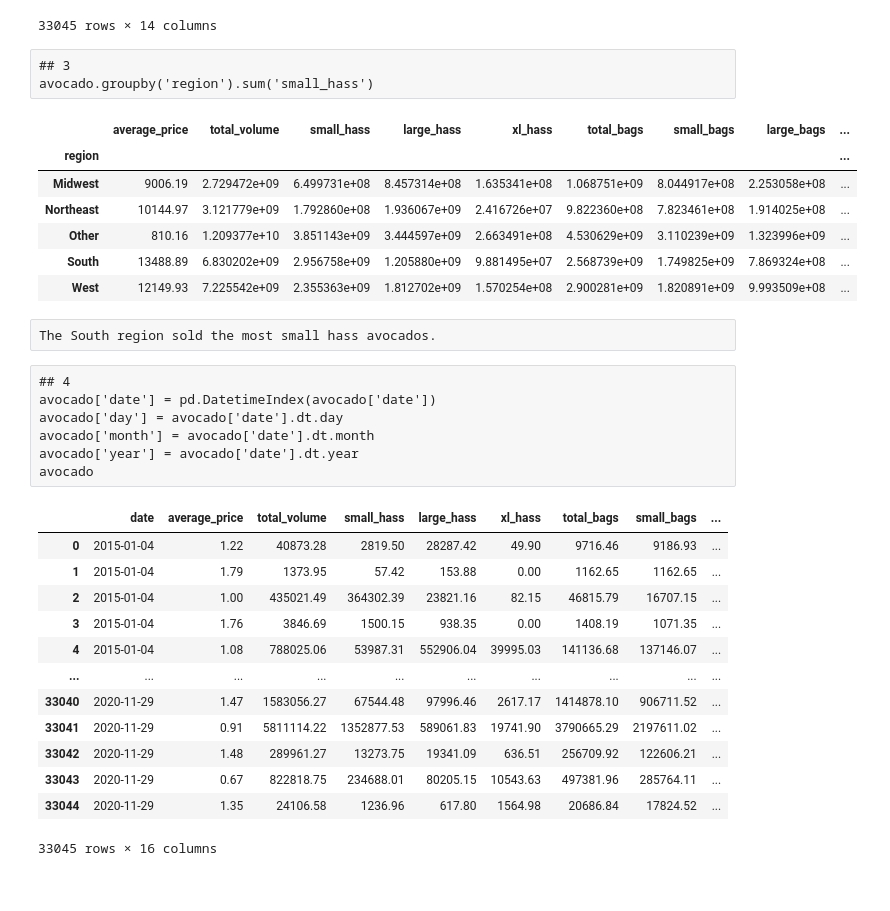
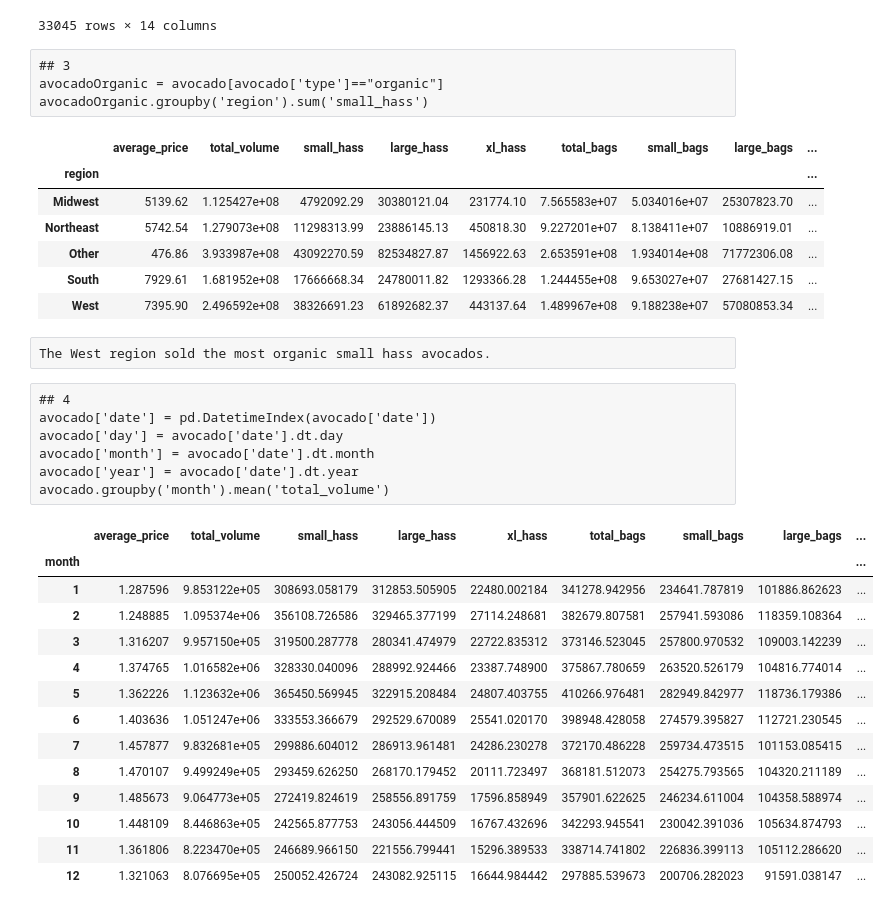
Before and after one commit to wkapner/GSB_544, a Jupyter notebook: Labs/Lab2.ipynb, the cells around one changed output. Saved outputs shown, nothing was run; the diff lists cells and outputs as text.

```diff
--- a/Labs/Lab2.ipynb
+++ b/Labs/Lab2.ipynb
@@ -116,35 +116,37 @@ avocado
 33045 rows × 14 columns
 # %%
 ## 3
-avocado.groupby('region').sum('small_hass')
+avocadoOrganic = avocado[avocado['type']=="organic"]
+avocadoOrganic.groupby('region').sum('small_hass')
 # %% [output]
 |  | average_price | total_volume | small_hass | large_hass | xl_hass | total_bags | small_bags | large_bags | ... |
 | region |  |  |  |  |  |  |  |  | ... |
-| Midwest | 9006.19 | 2.729472e+09 | 6.499731e+08 | 8.457314e+08 | 1.635341e+08 | 1.068751e+09 | 8.044917e+08 | 2.253058e+08 | ... |
-| Northeast | 10144.97 | 3.121779e+09 | 1.792860e+08 | 1.936067e+09 | 2.416726e+07 | 9.822360e+08 | 7.823461e+08 | 1.914025e+08 | ... |
-| Other | 810.16 | 1.209377e+10 | 3.851143e+09 | 3.444597e+09 | 2.663491e+08 | 4.530629e+09 | 3.110239e+09 | 1.323996e+09 | ... |
-| South | 13488.89 | 6.830202e+09 | 2.956758e+09 | 1.205880e+09 | 9.881495e+07 | 2.568739e+09 | 1.749825e+09 | 7.869324e+08 | ... |
-| West | 12149.93 | 7.225542e+09 | 2.355363e+09 | 1.812702e+09 | 1.570254e+08 | 2.900281e+09 | 1.820891e+09 | 9.993509e+08 | ... |
+| Midwest | 5139.62 | 1.125427e+08 | 4792092.29 | 30380121.04 | 231774.10 | 7.565583e+07 | 5.034016e+07 | 25307823.70 | ... |
+| Northeast | 5742.54 | 1.279073e+08 | 11298313.99 | 23886145.13 | 450818.30 | 9.227201e+07 | 8.138411e+07 | 10886919.01 | ... |
+| Other | 476.86 | 3.933987e+08 | 43092270.59 | 82534827.87 | 1456922.63 | 2.653591e+08 | 1.934014e+08 | 71772306.08 | ... |
+| South | 7929.61 | 1.681952e+08 | 17666668.34 | 24780011.82 | 1293366.28 | 1.244455e+08 | 9.653027e+07 | 27681427.15 | ... |
+| West | 7395.90 | 2.496592e+08 | 38326691.23 | 61892682.37 | 443137.64 | 1.489967e+08 | 9.188238e+07 | 57080853.34 | ... |
 # %%
-The South region sold the most small hass avocados.
+The West region sold the most organic small hass avocados.
 # %%
 ## 4
 avocado['date'] = pd.DatetimeIndex(avocado['date'])
 avocado['day'] = avocado['date'].dt.day
 avocado['month'] = avocado['date'].dt.month
 avocado['year'] = avocado['date'].dt.year
-avocado
+avocado.groupby('month').mean('total_volume')
 # %% [output]
-|  | date | average_price | total_volume | small_hass | large_hass | xl_hass | total_bags | small_bags | ... |
-| 0 | 2015-01-04 | 1.22 | 40873.28 | 2819.50 | 28287.42 | 49.90 | 9716.46 | 9186.93 | ... |
-| 1 | 2015-01-04 | 1.79 | 1373.95 | 57.42 | 153.88 | 0.00 | 1162.65 | 1162.65 | ... |
-| 2 | 2015-01-04 | 1.00 | 435021.49 | 364302.39 | 23821.16 | 82.15 | 46815.79 | 16707.15 | ... |
-| 3 | 2015-01-04 | 1.76 | 3846.69 | 1500.15 | 938.35 | 0.00 | 1408.19 | 1071.35 | ... |
-| 4 | 2015-01-04 | 1.08 | 788025.06 | 53987.31 | 552906.04 | 39995.03 | 141136.68 | 137146.07 | ... |
-| ... | ... | ... | ... | ... | ... | ... | ... | ... | ... |
-| 33040 | 2020-11-29 | 1.47 | 1583056.27 | 67544.48 | 97996.46 | 2617.17 | 1414878.10 | 906711.52 | ... |
-| 33041 | 2020-11-29 | 0.91 | 5811114.22 | 1352877.53 | 589061.83 | 19741.90 | 3790665.29 | 2197611.02 | ... |
-| 33042 | 2020-11-29 | 1.48 | 289961.27 | 13273.75 | 19341.09 | 636.51 | 256709.92 | 122606.21 | ... |
-| 33043 | 2020-11-29 | 0.67 | 822818.75 | 234688.01 | 80205.15 | 10543.63 | 497381.96 | 285764.11 | ... |
-| 33044 | 2020-11-29 | 1.35 | 24106.58 | 1236.96 | 617.80 | 1564.98 | 20686.84 | 17824.52 | ... |
+|  | average_price | total_volume | small_hass | large_hass | xl_hass | total_bags | small_bags | large_bags | ... |
+| month |  |  |  |  |  |  |  |  | ... |
+| 1 | 1.287596 | 9.853122e+05 | 308693.058179 | 312853.505905 | 22480.002184 | 341278.942956 | 234641.787819 | 101886.862623 | ... |
+| 2 | 1.248885 | 1.095374e+06 | 356108.726586 | 329465.377199 | 27114.248681 | 382679.807581 | 257941.593086 | 118359.108364 | ... |
+| 3 | 1.316207 | 9.957150e+05 | 319500.287778 | 280341.474979 | 22722.835312 | 373146.523045 | 257800.970532 | 109003.142239 | ... |
+| 4 | 1.374765 | 1.016582e+06 | 328330.040096 | 288992.924466 | 23387.748900 | 375867.780659 | 263520.526179 | 104816.774014 | ... |
+| 5 | 1.362226 | 1.123632e+06 | 365450.569945 | 322915.208484 | 24807.403755 | 410266.976481 | 282949.842977 | 118736.179386 | ... |
+| 6 | 1.403636 | 1.051247e+06 | 333553.366679 | 292529.670089 | 25541.020170 | 398948.428058 | 274579.395827 | 112721.230545 | ... |
+| 7 | 1.457877 | 9.832681e+05 | 299886.604012 | 286913.961481 | 24286.230278 | 372170.486228 | 259734.473515 | 101153.085415 | ... |
+| 8 | 1.470107 | 9.499249e+05 | 293459.626250 | 268170.179452 | 20111.723497 | 368181.512073 | 254275.793565 | 104320.211189 | ... |
+| 9 | 1.485673 | 9.064773e+05 | 272419.824619 | 258556.891759 | 17596.858949 | 357901.622625 | 246234.611004 | 104358.588974 | ... |
+| 10 | 1.448109 | 8.446863e+05 | 242565.877753 | 243056.444509 | 16767.432696 | 342293.945541 | 230042.391036 | 105634.874793 | ... |
+| 11 | 1.361806 | 8.223470e+05 | 246689.966150 | 221556.799441 | 15296.389533 | 338714.741802 | 226836.399113 | 105112.286620 | ... |
+| 12 | 1.321063 | 8.076695e+05 | 250052.426724 | 243082.925115 | 16644.984442 | 297885.539673 | 200706.282023 | 91591.038147 | ... |
-33045 rows × 16 columns
```
Also changed, not shown: parts of 4 cells of this notebook.
